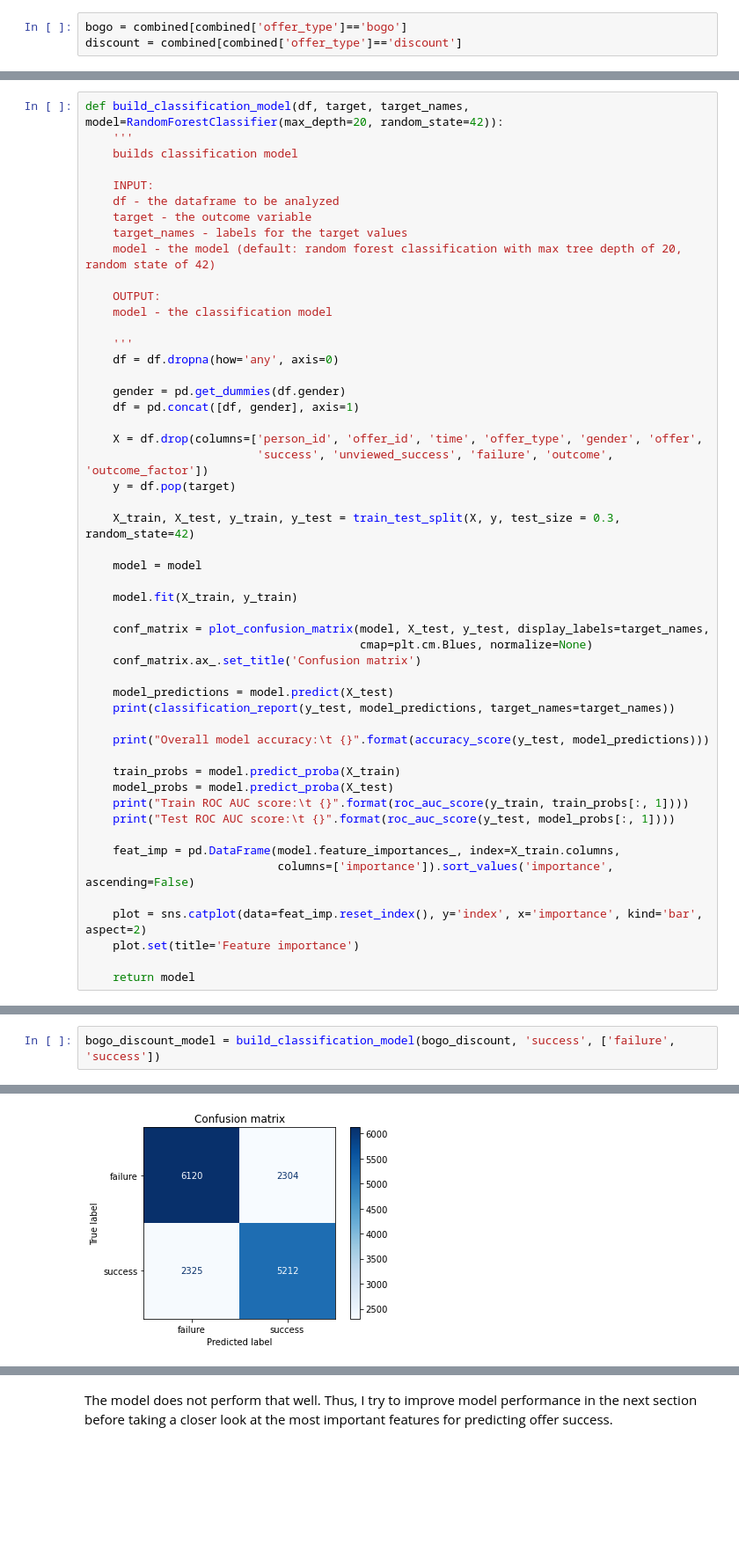
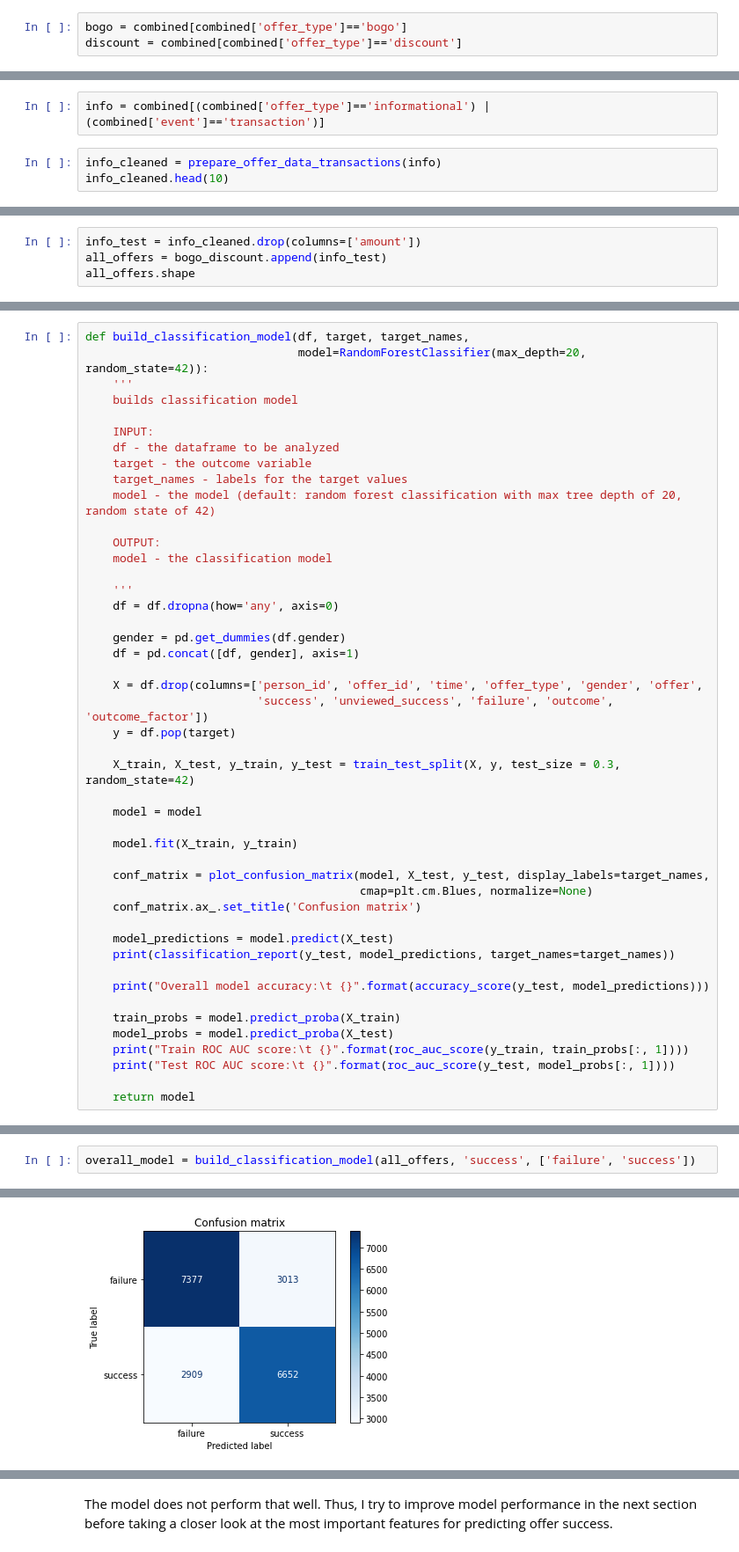
Before and after one commit to kschuessler/udacity_data_scientist_capstone_starbucks, a Jupyter notebook: Starbucks_Capstone_notebook.ipynb, the cells around one changed output, grey strips where cells are left out. Shown at 88% size. Saved outputs shown, nothing was run; the diff lists cells and outputs as text; blank space fills up the shorter version.

```diff
--- a/Starbucks_Capstone_notebook.ipynb
+++ b/Starbucks_Capstone_notebook.ipynb
@@ -498,0 +557,5 @@ bogo_discount.head(10)
+# %%
+info = combined[(combined['offer_type']=='informational') |(combined['event']=='transaction')]
+# %%
+info_cleaned = prepare_offer_data_transactions(info)
+info_cleaned.head(10)
@@ -498,0 +579,4 @@ bogo_discount.head(10)
+# %%
+info_test = info_cleaned.drop(columns=['amount'])
+all_offers = bogo_discount.append(info_test)
+all_offers.shape
@@ -504,6 +592,7 @@ Now that the data sets are prepared, my goal is to build a model that predicts o
 To this end, I build a simple classification model using a Random Forest Classification algorithm. The model function below also reports basic evaluation metrics for the model built:
 # %%
-def build_classification_model(df, target, target_names, model=RandomForestClassifier(max_depth=20, random_state=42)):
+def build_classification_model(df, target, target_names,
+                               model=RandomForestClassifier(max_depth=20, random_state=42)):
     '''
     builds classification model
 
@@ -546,10 +635,4 @@ def build_classification_model(df, target, target_names, model=RandomForestClass
     print("Train ROC AUC score:\t {}".format(roc_auc_score(y_train, train_probs[:, 1])))
     print("Test ROC AUC score:\t {}".format(roc_auc_score(y_test, model_probs[:, 1])))
 
-    feat_imp = pd.DataFrame(model.feature_importances_, index=X_train.columns,
-                            columns=['importance']).sort_values('importance', ascending=False)
-
-    plot = sns.catplot(data=feat_imp.reset_index(), y='index', x='importance', kind='bar', aspect=2)
-    plot.set(title='Feature importance')
-
     return model
@@ -556,5 +641,5 @@ def build_classification_model(df, target, target_names, model=RandomForestClass
 # %%
-bogo_discount_model = build_classification_model(bogo_discount, 'success', ['failure', 'success'])
+overall_model = build_classification_model(all_offers, 'success', ['failure', 'success'])
 # %% [output]
               precision    recall  f1-score   support
 
@@ -571 +656 @@ Test ROC AUC score:      0.7730306288281388
-[figure, old version]
+[figure, new version]
```
Also changed, not shown: parts of 58 cells of this notebook, 1 other file.
